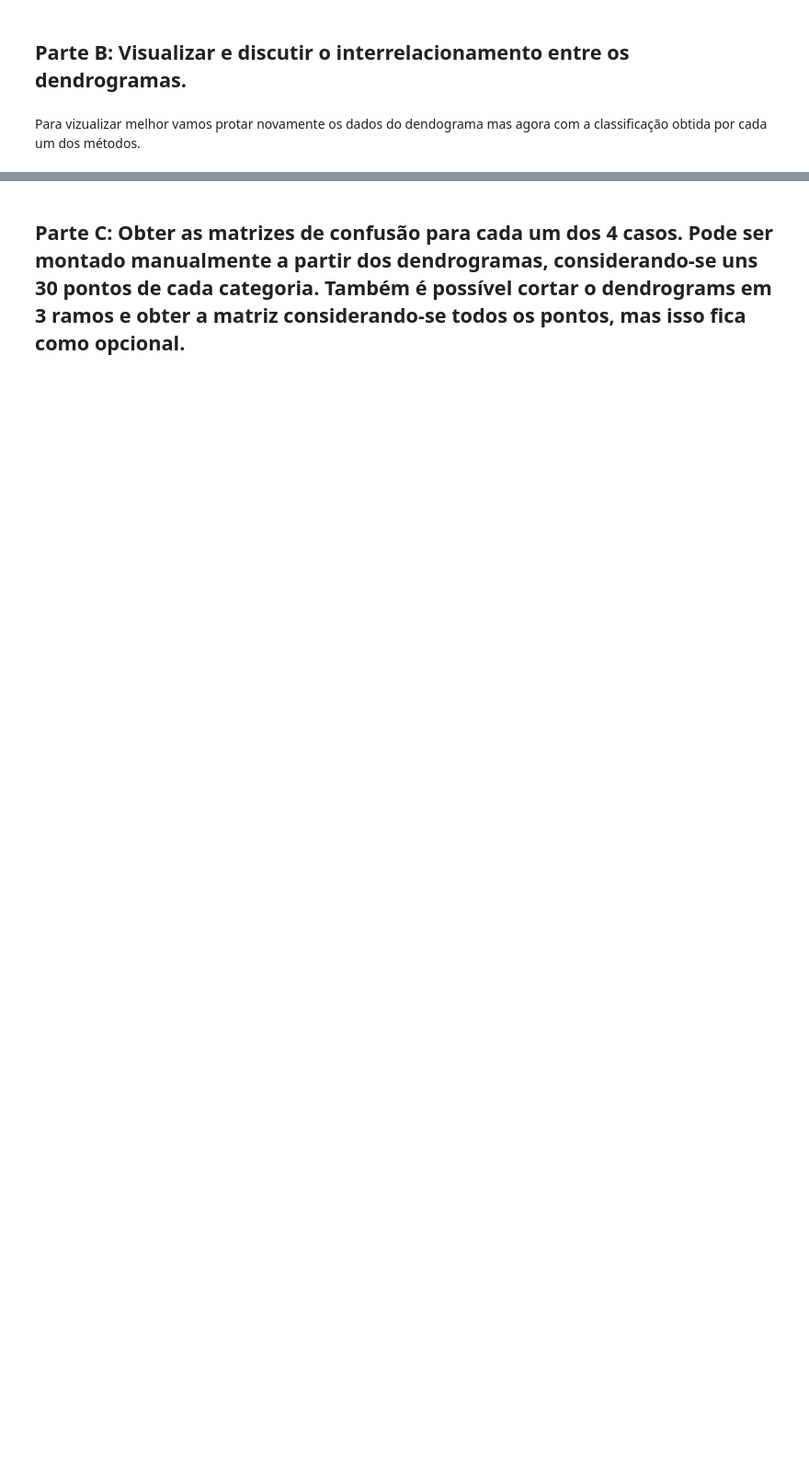
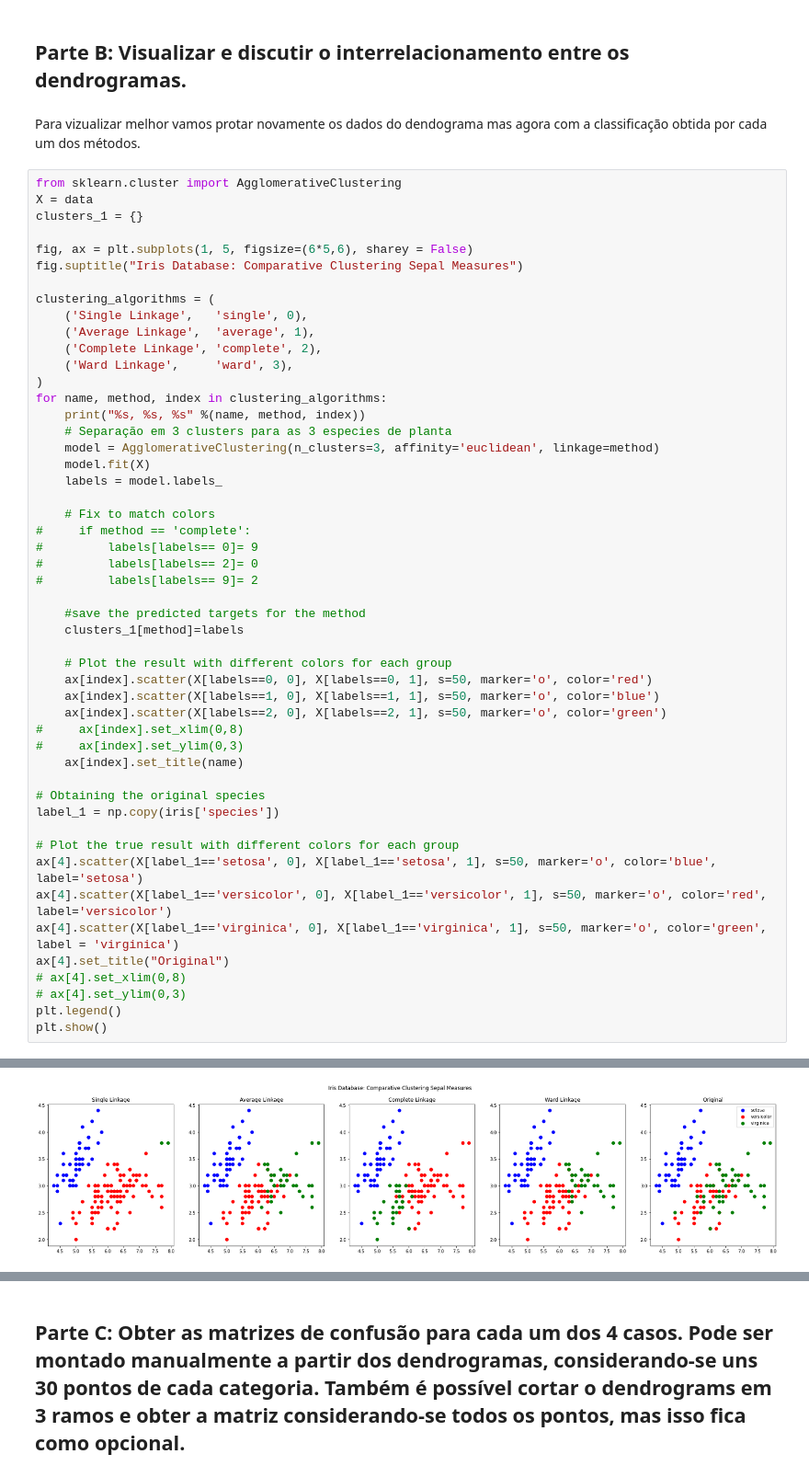
Before and after one commit to filipemarinho/pattern-recognition, a Jupyter notebook: P7/P7.ipynb, the cells around one changed output, grey strips where cells are left out. Shown: that part at 92% size. Drawn from its saved outputs; the diff is of its cells as text; blank space fills up the shorter version.

```diff
--- a/P7/P7.ipynb
+++ b/P7/P7.ipynb
@@ -54,3 +54,54 @@ Ward Linkage, ward, 3
 ## Parte B: Visualizar e discutir o interrelacionamento entre os dendrogramas.
 # %% [markdown]
 Para vizualizar melhor vamos protar novamente os dados do dendograma mas agora com a classificação obtida por cada um dos métodos.
+# %%
+from sklearn.cluster import AgglomerativeClustering
+X = data
+clusters_1 = {}
+
+fig, ax = plt.subplots(1, 5, figsize=(6*5,6), sharey = False)
+fig.suptitle("Iris Database: Comparative Clustering Sepal Measures")
+
+clustering_algorithms = (
+    ('Single Linkage',   'single', 0),
+    ('Average Linkage',  'average', 1),
+    ('Complete Linkage', 'complete', 2),
+    ('Ward Linkage',     'ward', 3),
+)
+for name, method, index in clustering_algorithms:
+    print("%s, %s, %s" %(name, method, index))
+    # Separação em 3 clusters para as 3 especies de planta
+    model = AgglomerativeClustering(n_clusters=3, affinity='euclidean', linkage=method)
+    model.fit(X)
+    labels = model.labels_
+
+    # Fix to match colors
+#     if method == 'complete':
+#         labels[labels== 0]= 9
+#         labels[labels== 2]= 0
+#         labels[labels== 9]= 2
+
+    #save the predicted targets for the method
+    clusters_1[method]=labels
+
+    # Plot the result with different colors for each group
+    ax[index].scatter(X[labels==0, 0], X[labels==0, 1], s=50, marker='o', color='red')
+    ax[index].scatter(X[labels==1, 0], X[labels==1, 1], s=50, marker='o', color='blue')
+    ax[index].scatter(X[labels==2, 0], X[labels==2, 1], s=50, marker='o', color='green')
+#     ax[index].set_xlim(0,8)
+#     ax[index].set_ylim(0,3)
+    ax[index].set_title(name)
+
+# Obtaining the original species
+label_1 = np.copy(iris['species'])
+
+# Plot the true result with different colors for each group
+ax[4].scatter(X[label_1=='setosa', 0], X[label_1=='setosa', 1], s=50, marker='o', color='blue', label='setosa')
+ax[4].scatter(X[label_1=='versicolor', 0], X[label_1=='versicolor', 1], s=50, marker='o', color='red', label='versicolor')
+ax[4].scatter(X[label_1=='virginica', 0], X[label_1=='virginica', 1], s=50, marker='o', color='green', label = 'virginica')
+ax[4].set_title("Original")
+# ax[4].set_xlim(0,8)
+# ax[4].set_ylim(0,3)
+plt.legend()
+plt.show()
+# %% [output]
@@ -57,3 +112,4 @@ Para vizualizar melhor vamos protar novamente os dados do dendograma mas agora c
+[figure, added]
 # %%
 from sklearn.cluster import AgglomerativeClustering
 X = data
```
Also changed, not shown: parts of 6 cells of this notebook.
